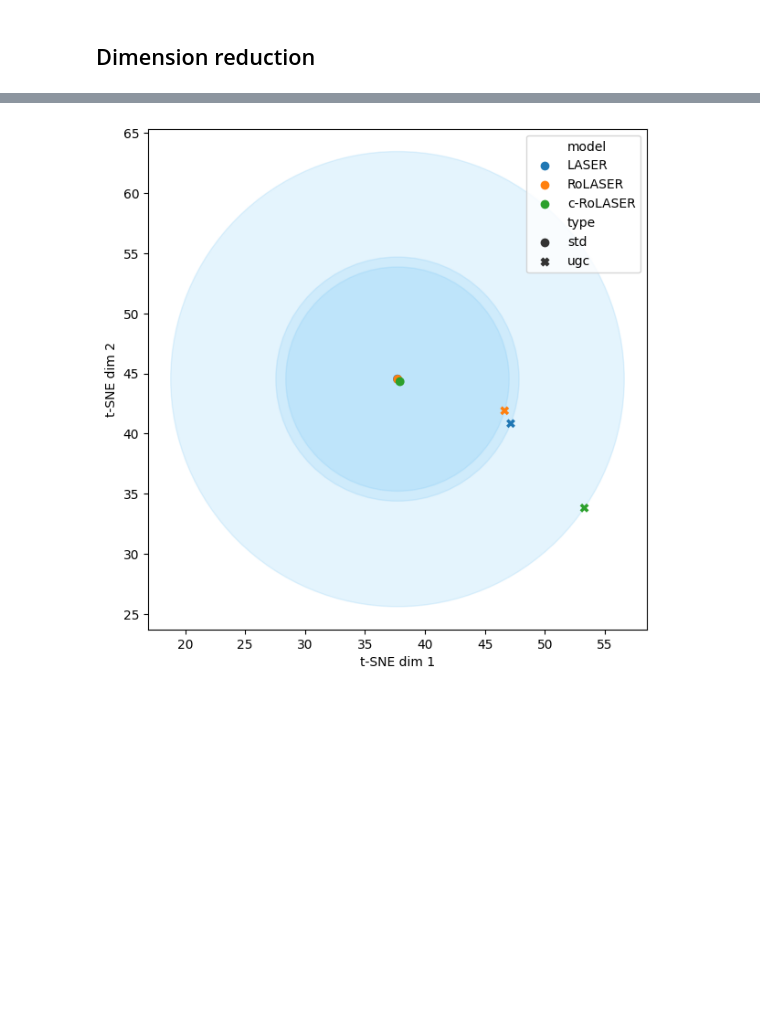
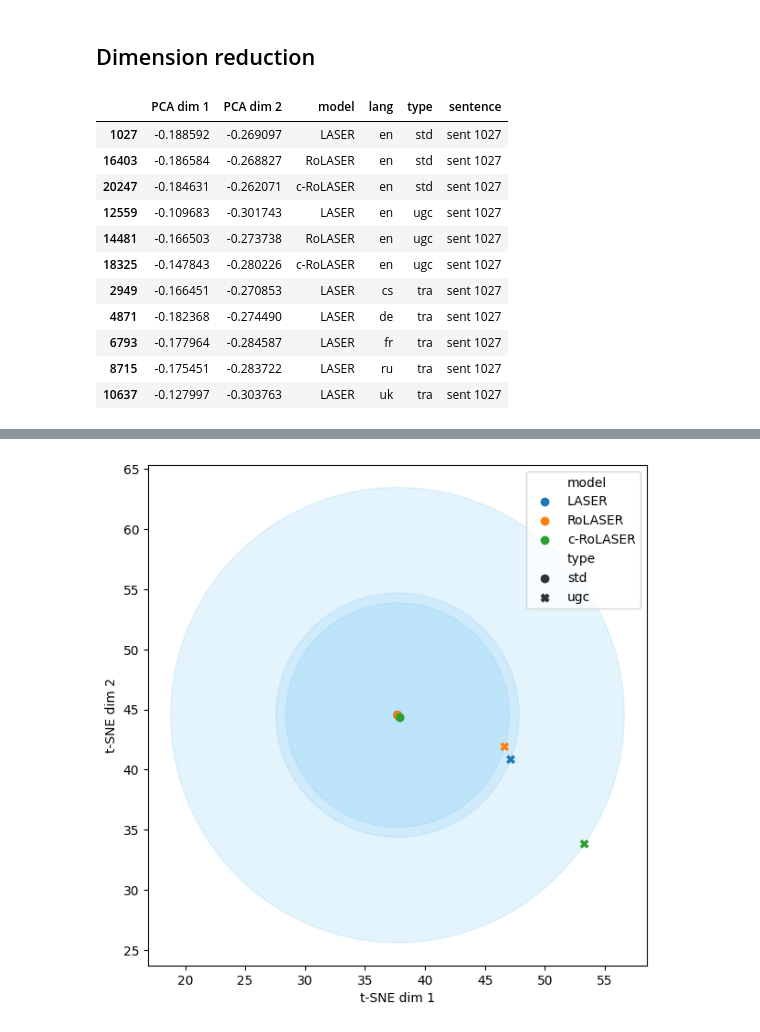
Before and after one commit to lydianish-phd/robust-embeddings, a Jupyter notebook: src/draft.ipynb, the cells around one changed output, grey strips where cells are left out. Drawn from its saved outputs; the diff is of its cells as text; code cells hidden in the pictures; blank space fills up the shorter version.

```diff
--- a/src/draft.ipynb
+++ b/src/draft.ipynb
@@ -583,4 +594,21 @@ n_ex = 0
 # %%
 subset = data[data["sentence"] == f"sent {examples[n_ex]['id']}"]
+# %%
+# sort subset by type in this order: std, ugc, tra
+subset = subset.loc[subset["type"].map({"std": 1, "ugc": 2, "tra": 3}).sort_values().index]
+subset
+# %% [output]
+|  | PCA dim 1 | PCA dim 2 | model | lang | type | sentence |
+| 1027 | -0.188592 | -0.269097 | LASER | en | std | sent 1027 |
+| 16403 | -0.186584 | -0.268827 | RoLASER | en | std | sent 1027 |
+| 20247 | -0.184631 | -0.262071 | c-RoLASER | en | std | sent 1027 |
+| 12559 | -0.109683 | -0.301743 | LASER | en | ugc | sent 1027 |
+| 14481 | -0.166503 | -0.273738 | RoLASER | en | ugc | sent 1027 |
+| 18325 | -0.147843 | -0.280226 | c-RoLASER | en | ugc | sent 1027 |
+| 2949 | -0.166451 | -0.270853 | LASER | cs | tra | sent 1027 |
+| 4871 | -0.182368 | -0.274490 | LASER | de | tra | sent 1027 |
+| 6793 | -0.177964 | -0.284587 | LASER | fr | tra | sent 1027 |
+| 8715 | -0.175451 | -0.283722 | LASER | ru | tra | sent 1027 |
+| 10637 | -0.127997 | -0.303763 | LASER | uk | tra | sent 1027 |
 # %%
 subset_multi = subset[subset["type"] == "tra"]
```
Also changed, not shown: parts of 7 cells of this notebook, 1 other file.
